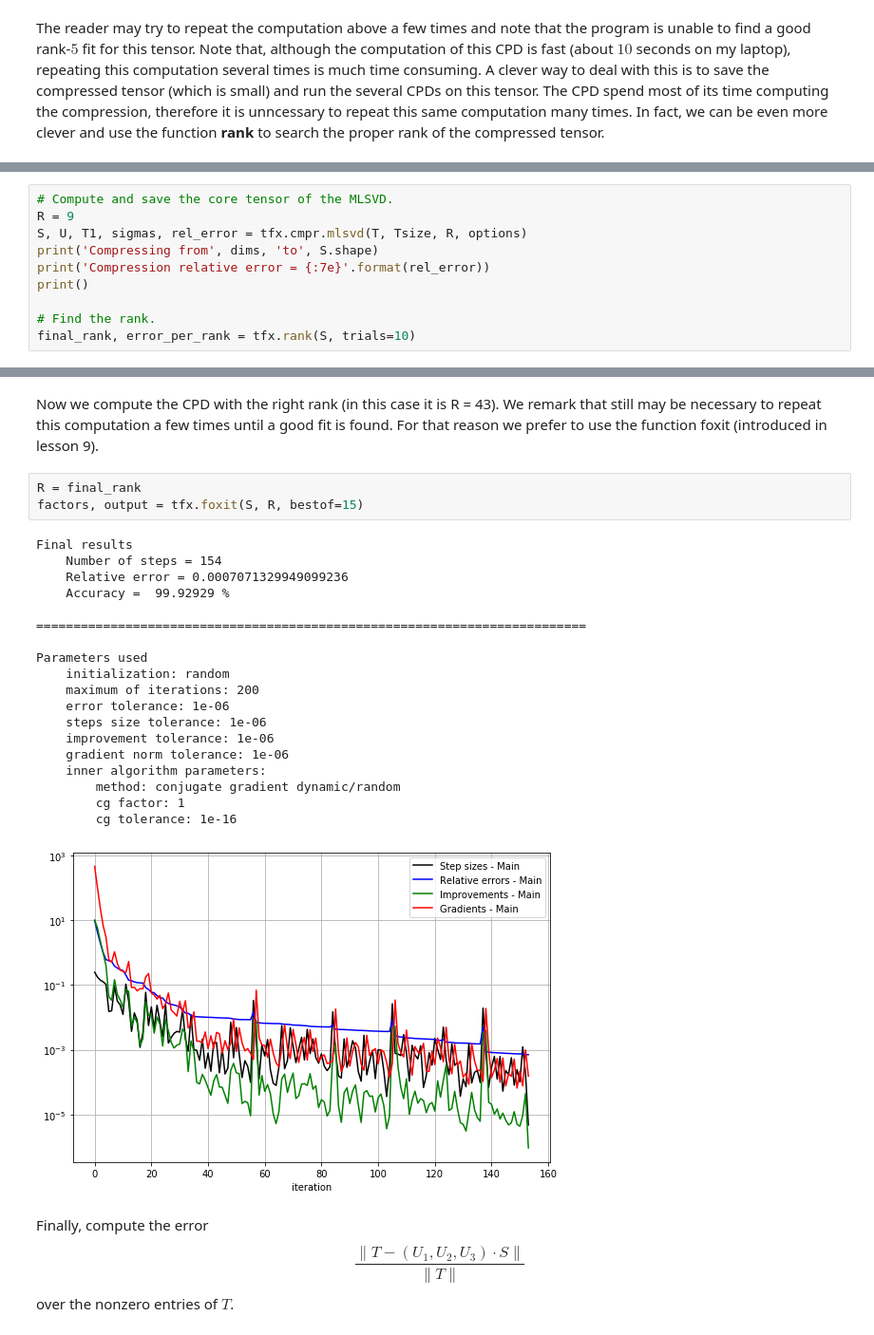
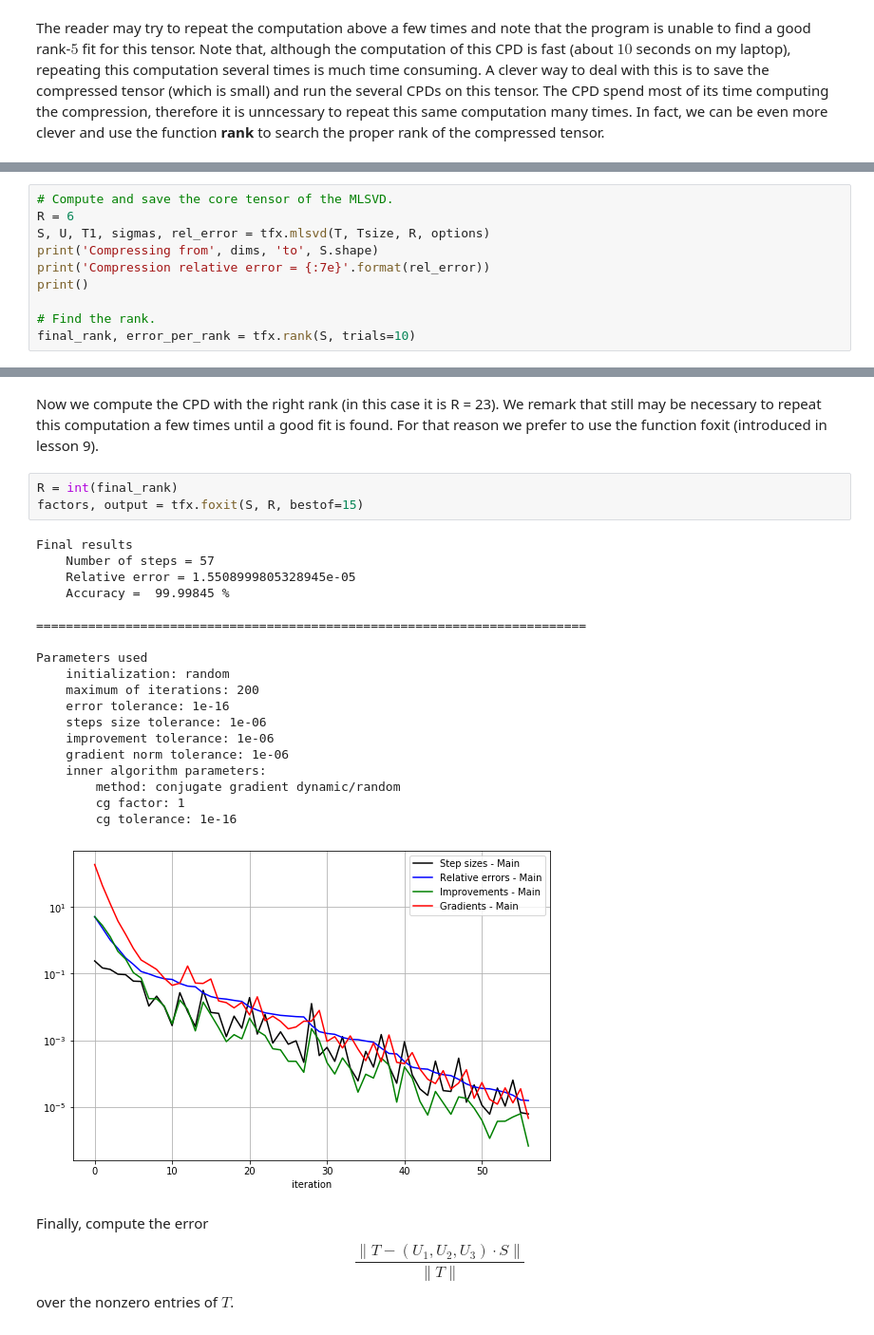
Before and after one commit to felipebottega/Tensor-Fox, a Jupyter notebook: tutorial/11-sparse_tensors.ipynb, the cells around one changed output, grey strips where cells are left out. Shown at 95% size. Cells and saved outputs as stored; diff of their text form.

```diff
--- a/tutorial/11-sparse_tensors.ipynb
+++ b/tutorial/11-sparse_tensors.ipynb
@@ -157,7 +154,7 @@ From the result above we can start to suspect that $R$ may be bigger than $5$, o
 # %%
 # Compute and save the core tensor of the MLSVD.
-R = 9
-S, U, T1, sigmas, rel_error = tfx.cmpr.mlsvd(T, Tsize, R, options)
+R = 6
+S, U, T1, sigmas, rel_error = tfx.mlsvd(T, Tsize, R, options)
 print('Compressing from', dims, 'to', S.shape)
 print('Compression relative error = {:7e}'.format(rel_error))
 print()
@@ -178,29 +175,29 @@ rank(T) = 43
 # %% [markdown]
-Now we compute the CPD with the right rank (in this case it is R = 43). We remark that still may be necessary to repeat
+Now we compute the CPD with the right rank (in this case it is R = 23). We remark that still may be necessary to repeat
 this computation a few times until a good fit is found. For that reason we prefer to use the function foxit (introduced in lesson 9).
 # %%
-R = final_rank
+R = int(final_rank)
 factors, output = tfx.foxit(S, R, bestof=15)
 # %% [output]
 Final results
-    Number of steps = 154
-    Relative error = 0.0007071329949099236
-    Accuracy =  99.92929 %
+    Number of steps = 57
+    Relative error = 1.5508999805328945e-05
+    Accuracy =  99.99845 %
 
 ==========================================================================
 
 Parameters used
     initialization: random
     maximum of iterations: 200
-    error tolerance: 1e-06
+    error tolerance: 1e-16
     steps size tolerance: 1e-06
     improvement tolerance: 1e-06
     gradient norm tolerance: 1e-06
     inner algorithm parameters:
         method: conjugate gradient dynamic/random
         cg factor: 1
         cg tolerance: 1e-16
-[figure, old version]
+[figure, new version]
 # %% [markdown]
 Finally, compute the error $$\frac{\|T - (U_1, U_2, U_3) \cdot S\|}{\|T\|}$$ over the nonzero entries of $T$.
 # %%
```
Also changed, not shown: parts of 11 cells of this notebook, 10 other files.
